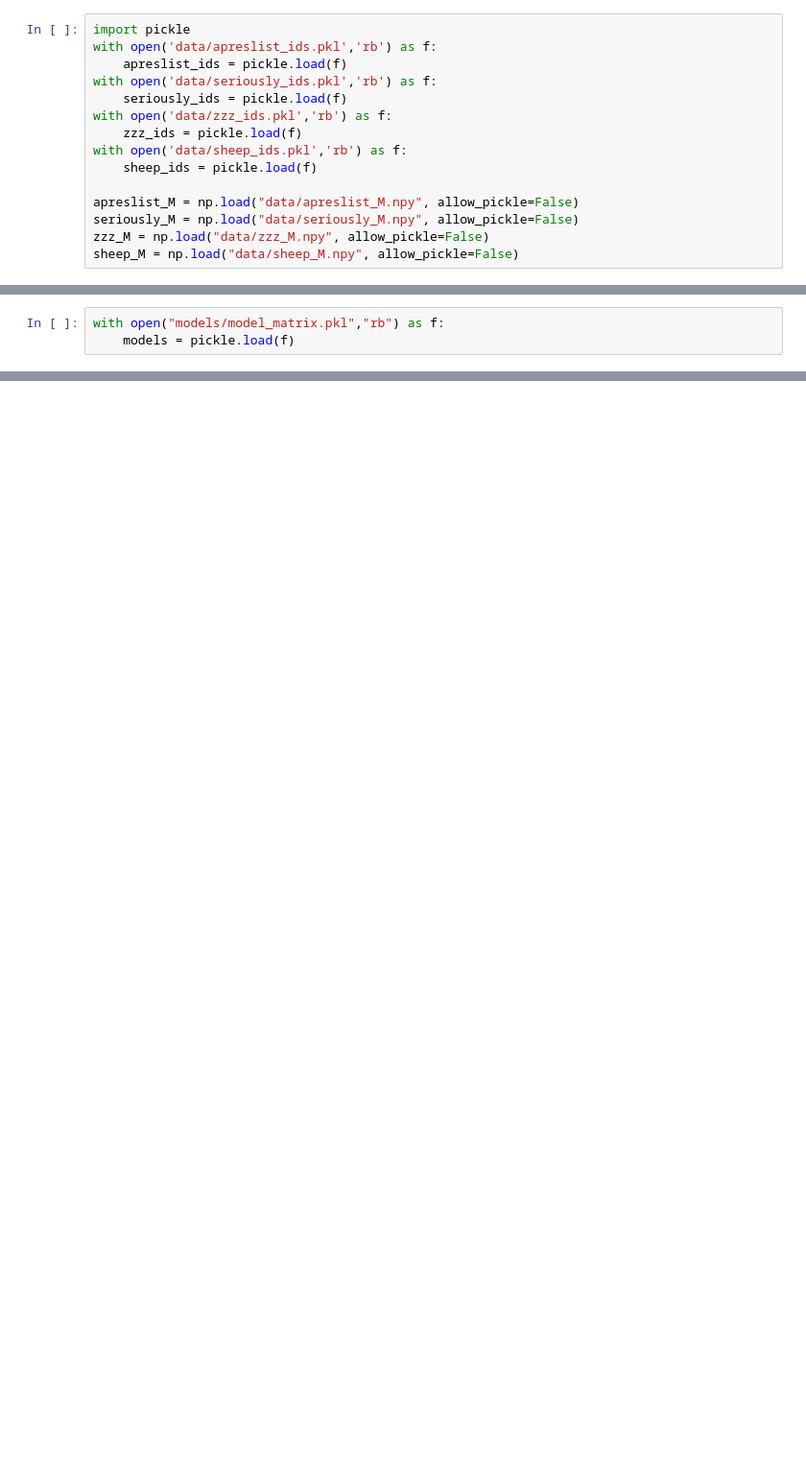
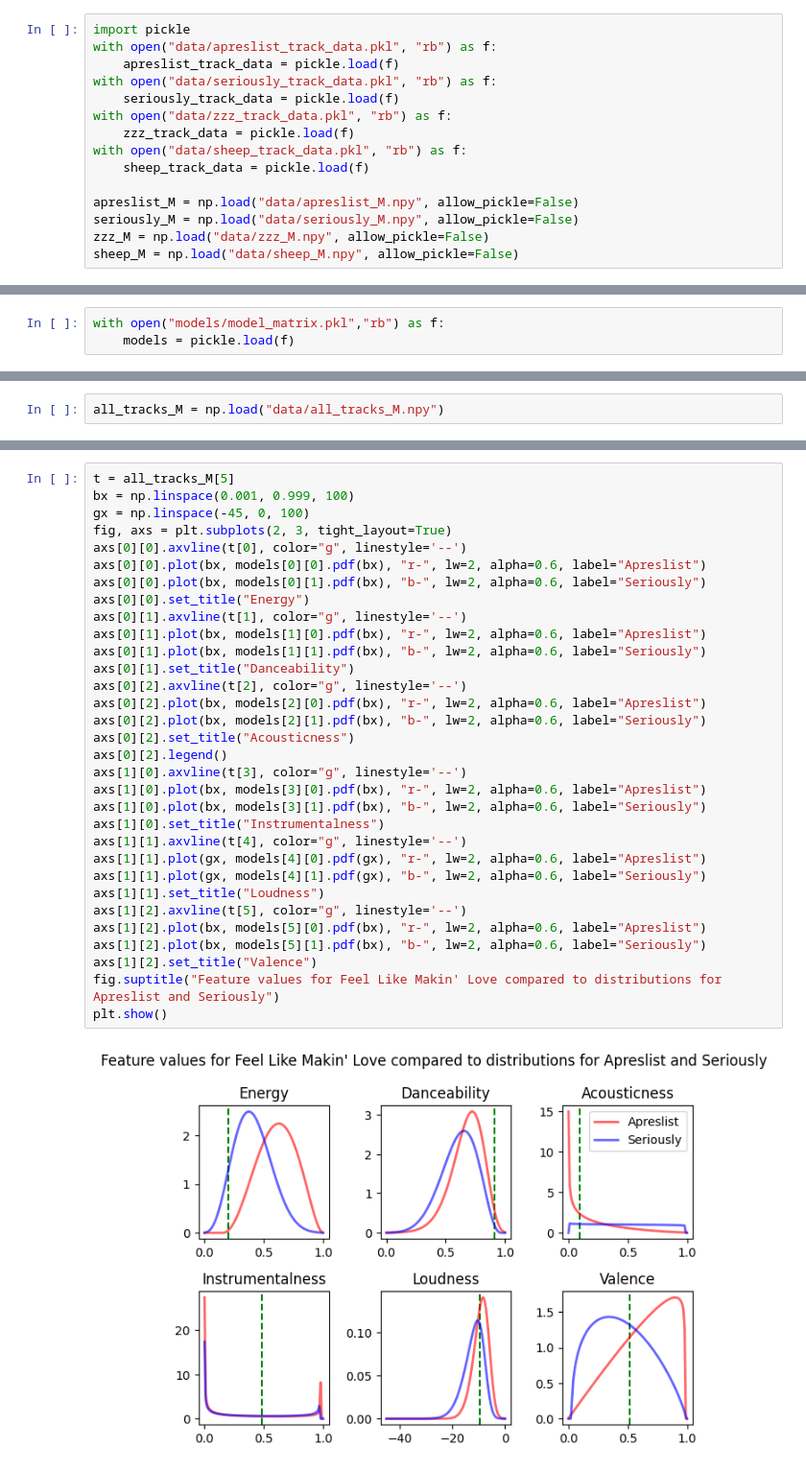
Before and after one commit to dbatten5/spauditify, a Jupyter notebook: poc.ipynb, the cells around one changed output, grey strips where cells are left out. Shown at 96% size. Cells and saved outputs as stored; diff of their text form; blank space fills up the shorter version.

```diff
--- a/poc.ipynb
+++ b/poc.ipynb
@@ -89,14 +105,14 @@ np.save("data/zzz_M.npy", zzz_M)
 np.save("data/sheep_M.npy", sheep_M)
 # %%
 import pickle
-with open('data/apreslist_ids.pkl','rb') as f:
-    apreslist_ids = pickle.load(f)
-with open('data/seriously_ids.pkl','rb') as f:
-    seriously_ids = pickle.load(f)
-with open('data/zzz_ids.pkl','rb') as f:
-    zzz_ids = pickle.load(f)
-with open('data/sheep_ids.pkl','rb') as f:
-    sheep_ids = pickle.load(f)
+with open("data/apreslist_track_data.pkl", "rb") as f:
+    apreslist_track_data = pickle.load(f)
+with open("data/seriously_track_data.pkl", "rb") as f:
+    seriously_track_data = pickle.load(f)
+with open("data/zzz_track_data.pkl", "rb") as f:
+    zzz_track_data = pickle.load(f)
+with open("data/sheep_track_data.pkl", "rb") as f:
+    sheep_track_data = pickle.load(f)
 
 apreslist_M = np.load("data/apreslist_M.npy", allow_pickle=False)
 seriously_M = np.load("data/seriously_M.npy", allow_pickle=False)
@@ -532,0 +554,2 @@ with open("models/model_matrix.pkl","rb") as f:
+# %%
+all_tracks_M = np.load("data/all_tracks_M.npy")
@@ -532,0 +607,34 @@ with open("models/model_matrix.pkl","rb") as f:
+# %%
+t = all_tracks_M[5]
+bx = np.linspace(0.001, 0.999, 100)
+gx = np.linspace(-45, 0, 100)
+fig, axs = plt.subplots(2, 3, tight_layout=True)
+axs[0][0].axvline(t[0], color="g", linestyle='--')
+axs[0][0].plot(bx, models[0][0].pdf(bx), "r-", lw=2, alpha=0.6, label="Apreslist")
+axs[0][0].plot(bx, models[0][1].pdf(bx), "b-", lw=2, alpha=0.6, label="Seriously")
+axs[0][0].set_title("Energy")
+axs[0][1].axvline(t[1], color="g", linestyle='--')
+axs[0][1].plot(bx, models[1][0].pdf(bx), "r-", lw=2, alpha=0.6, label="Apreslist")
+axs[0][1].plot(bx, models[1][1].pdf(bx), "b-", lw=2, alpha=0.6, label="Seriously")
+axs[0][1].set_title("Danceability")
+axs[0][2].axvline(t[2], color="g", linestyle='--')
+axs[0][2].plot(bx, models[2][0].pdf(bx), "r-", lw=2, alpha=0.6, label="Apreslist")
+axs[0][2].plot(bx, models[2][1].pdf(bx), "b-", lw=2, alpha=0.6, label="Seriously")
+axs[0][2].set_title("Acousticness")
+axs[0][2].legend()
+axs[1][0].axvline(t[3], color="g", linestyle='--')
+axs[1][0].plot(bx, models[3][0].pdf(bx), "r-", lw=2, alpha=0.6, label="Apreslist")
+axs[1][0].plot(bx, models[3][1].pdf(bx), "b-", lw=2, alpha=0.6, label="Seriously")
+axs[1][0].set_title("Instrumentalness")
+axs[1][1].axvline(t[4], color="g", linestyle='--')
+axs[1][1].plot(gx, models[4][0].pdf(gx), "r-", lw=2, alpha=0.6, label="Apreslist")
+axs[1][1].plot(gx, models[4][1].pdf(gx), "b-", lw=2, alpha=0.6, label="Seriously")
+axs[1][1].set_title("Loudness")
+axs[1][2].axvline(t[5], color="g", linestyle='--')
+axs[1][2].plot(bx, models[5][0].pdf(bx), "r-", lw=2, alpha=0.6, label="Apreslist")
+axs[1][2].plot(bx, models[5][1].pdf(bx), "b-", lw=2, alpha=0.6, label="Seriously")
+axs[1][2].set_title("Valence")
+fig.suptitle("Feature values for Feel Like Makin' Love compared to distributions for Apreslist and Seriously")
+plt.show()
+# %% [output]
+[figure, added]
```
Also changed, not shown: parts of 14 cells of this notebook, 1 other file.
